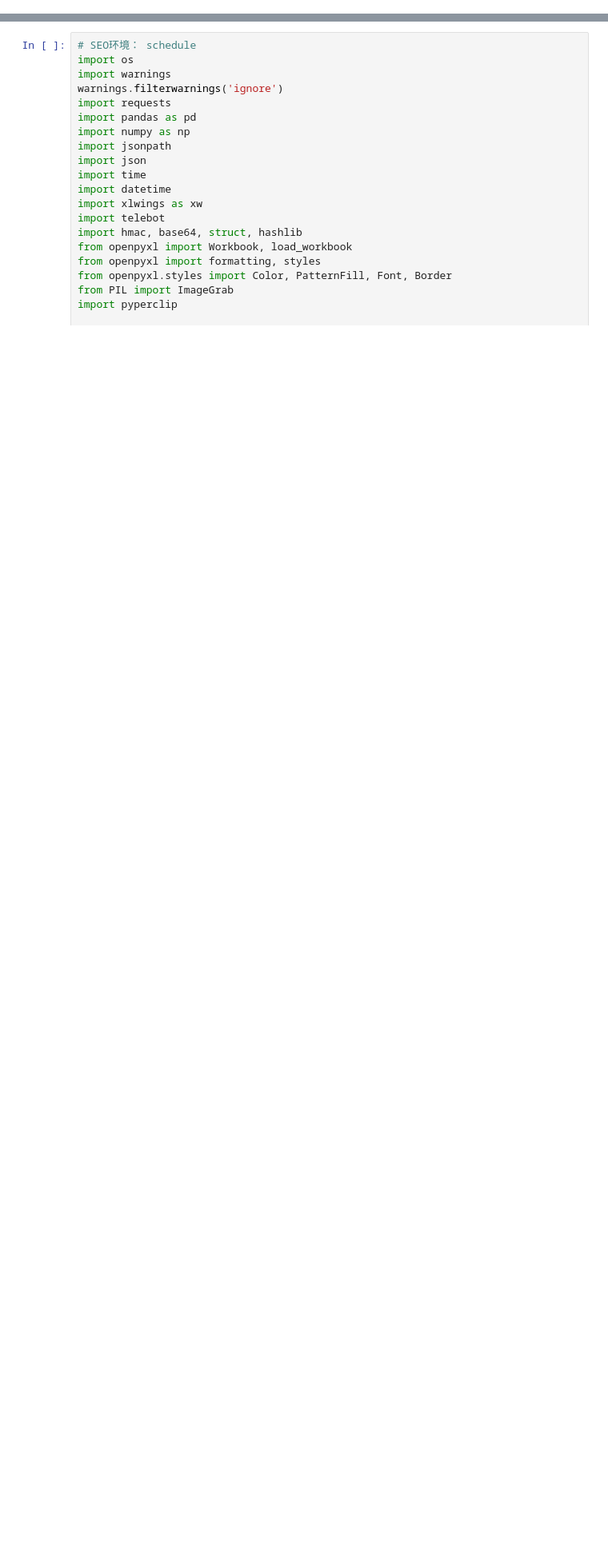
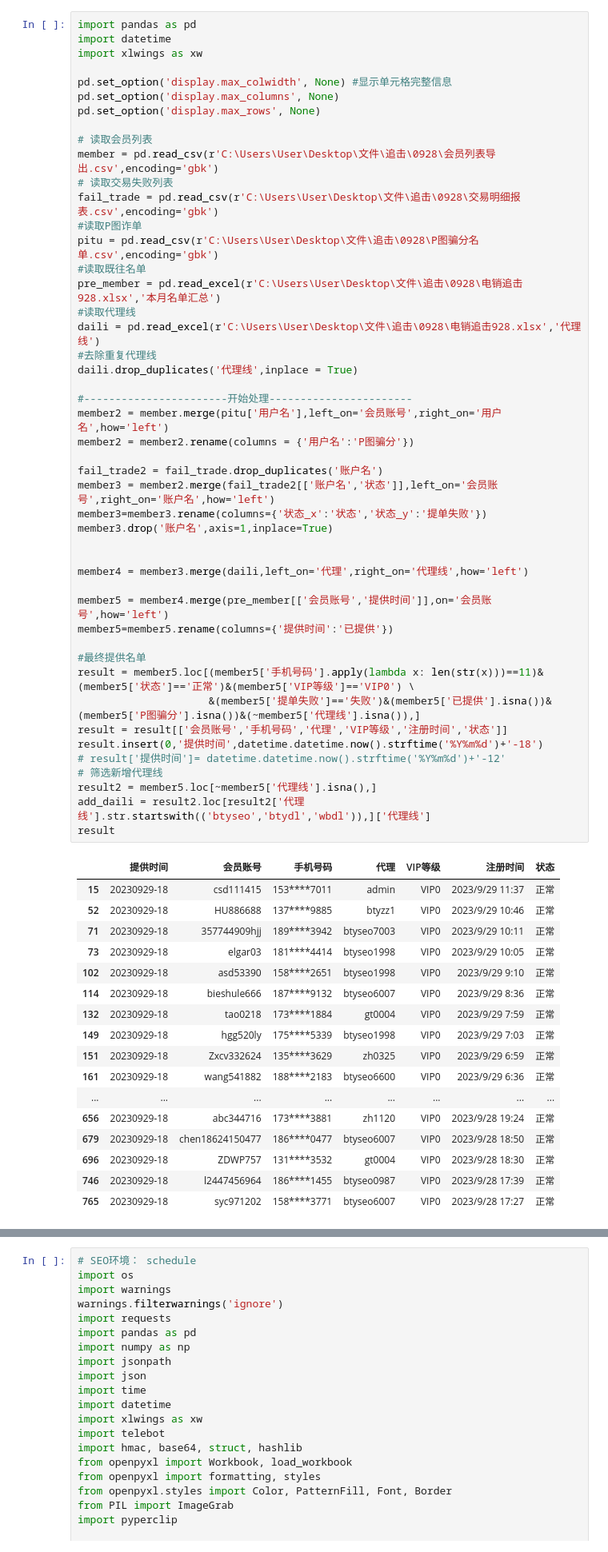
Before and after one commit to Marquis0065/project202308285, a Jupyter notebook: Bsport/TEST_/test1.ipynb, the cells around one changed output, grey strips where cells are left out. Shown at 80% size. Saved outputs shown, nothing was run; the diff lists cells and outputs as text; blank space fills up the shorter version.

```diff
--- a/Bsport/TEST_/test1.ipynb
+++ b/Bsport/TEST_/test1.ipynb
@@ -0,0 +214,65 @@
+# %%
+import pandas as pd
+import datetime
+import xlwings as xw
+
+pd.set_option('display.max_colwidth', None) #显示单元格完整信息
+pd.set_option('display.max_columns', None)
+pd.set_option('display.max_rows', None)
+
+# 读取会员列表
+member = pd.read_csv(r'C:\Users\User\Desktop\文件\追击\0928\会员列表导出.csv',encoding='gbk')
+# 读取交易失败列表
+fail_trade = pd.read_csv(r'C:\Users\User\Desktop\文件\追击\0928\交易明细报表.csv',encoding='gbk')
+#读取P图诈单
+pitu = pd.read_csv(r'C:\Users\User\Desktop\文件\追击\0928\P图骗分名单.csv',encoding='gbk')
+#读取既往名单
+pre_member = pd.read_excel(r'C:\Users\User\Desktop\文件\追击\0928\电销追击928.xlsx','本月名单汇总')
+#读取代理线
+daili = pd.read_excel(r'C:\Users\User\Desktop\文件\追击\0928\电销追击928.xlsx','代理线')
+#去除重复代理线
+daili.drop_duplicates('代理线',inplace = True)
+
+#-----------------------开始处理-----------------------
+member2 = member.merge(pitu['用户名'],left_on='会员账号',right_on='用户名',how='left')
+member2 = member2.rename(columns = {'用户名':'P图骗分'})
+
+fail_trade2 = fail_trade.drop_duplicates('账户名')
+member3 = member2.merge(fail_trade2[['账户名','状态']],left_on='会员账号',right_on='账户名',how='left')
+member3=member3.rename(columns={'状态_x':'状态','状态_y':'提单失败'})
+member3.drop('账户名',axis=1,inplace=True)
+
+
+member4 = member3.merge(daili,left_on='代理',right_on='代理线',how='left')
+
+member5 = member4.merge(pre_member[['会员账号','提供时间']],on='会员账号',how='left')
+member5=member5.rename(columns={'提供时间':'已提供'})
+
+#最终提供名单
+result = member5.loc[(member5['手机号码'].apply(lambda x: len(str(x)))==11)&(member5['状态']=='正常')&(member5['VIP等级']=='VIP0') \
+                     &(member5['提单失败']=='失败')&(member5['已提供'].isna())&(member5['P图骗分'].isna())&(~member5['代理线'].isna()),]
+result = result[['会员账号','手机号码','代理','VIP等级','注册时间','状态']]
+result.insert(0,'提供时间',datetime.datetime.now().strftime('%Y%m%d')+'-18')
+# result['提供时间']= datetime.datetime.now().strftime('%Y%m%d')+'-12'
+# 筛选新增代理线
+result2 = member5.loc[~member5['代理线'].isna(),]
+add_daili = result2.loc[result2['代理线'].str.startswith(('btyseo','btydl','wbdl')),]['代理线']
+result
+# %% [output]
+|  | 提供时间 | 会员账号 | 手机号码 | 代理 | VIP等级 | 注册时间 | 状态 |
+| 15 | 20230929-18 | csd111415 | 153****7011 | admin | VIP0 | 2023/9/29 11:37 | 正常 |
+| 52 | 20230929-18 | HU886688 | 137****9885 | btyzz1 | VIP0 | 2023/9/29 10:46 | 正常 |
+| 71 | 20230929-18 | 357744909hjj | 189****3942 | btyseo7003 | VIP0 | 2023/9/29 10:11 | 正常 |
+| 73 | 20230929-18 | elgar03 | 181****4414 | btyseo1998 | VIP0 | 2023/9/29 10:05 | 正常 |
+| 102 | 20230929-18 | asd53390 | 158****2651 | btyseo1998 | VIP0 | 2023/9/29 9:10 | 正常 |
+| 114 | 20230929-18 | bieshule666 | 187****9132 | btyseo6007 | VIP0 | 2023/9/29 8:36 | 正常 |
+| 132 | 20230929-18 | tao0218 | 173****1884 | gt0004 | VIP0 | 2023/9/29 7:59 | 正常 |
+| 149 | 20230929-18 | hgg520ly | 175****5339 | btyseo1998 | VIP0 | 2023/9/29 7:03 | 正常 |
+| 151 | 20230929-18 | Zxcv332624 | 135****3629 | zh0325 | VIP0 | 2023/9/29 6:59 | 正常 |
+| 161 | 20230929-18 | wang541882 | 188****2183 | btyseo6600 | VIP0 | 2023/9/29 6:36 | 正常 |
+| ... | ... | ... | ... | ... | ... | ... | ... |
+| 656 | 20230929-18 | abc344716 | 173****3881 | zh1120 | VIP0 | 2023/9/28 19:24 | 正常 |
+| 679 | 20230929-18 | chen18624150477 | 186****0477 | btyseo6007 | VIP0 | 2023/9/28 18:50 | 正常 |
+| 696 | 20230929-18 | ZDWP757 | 131****3532 | gt0004 | VIP0 | 2023/9/28 18:30 | 正常 |
+| 746 | 20230929-18 | l2447456964 | 186****1455 | btyseo0987 | VIP0 | 2023/9/28 17:39 | 正常 |
+| 765 | 20230929-18 | syc971202 | 158****3771 | btyseo6007 | VIP0 | 2023/9/28 17:27 | 正常 |
```
Also changed, not shown: parts of 19 cells of this notebook, 4 other files.
